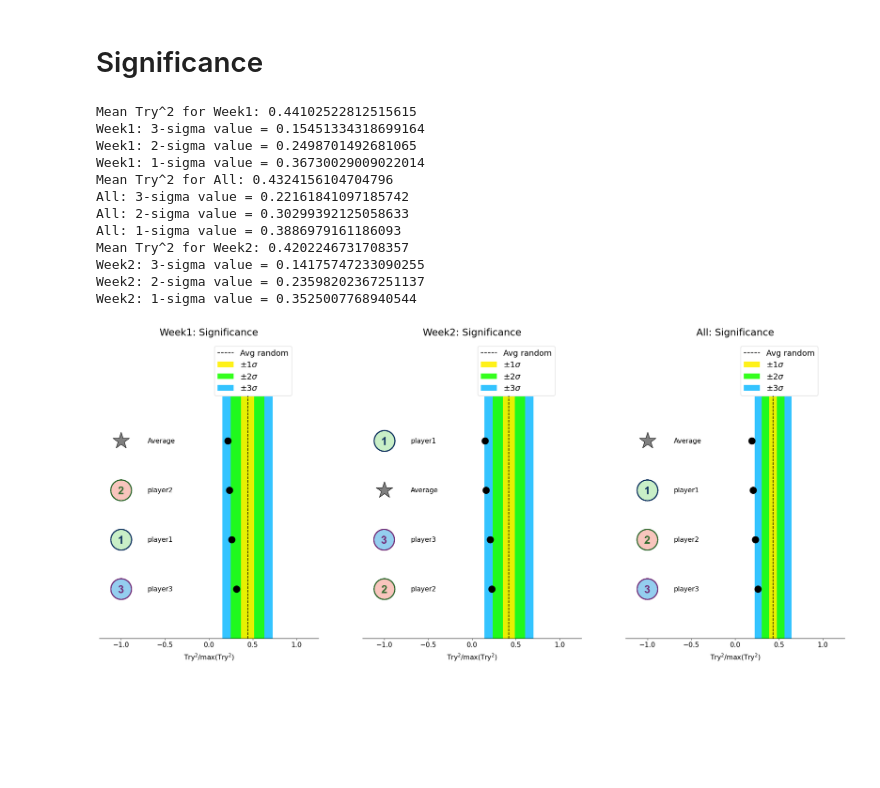
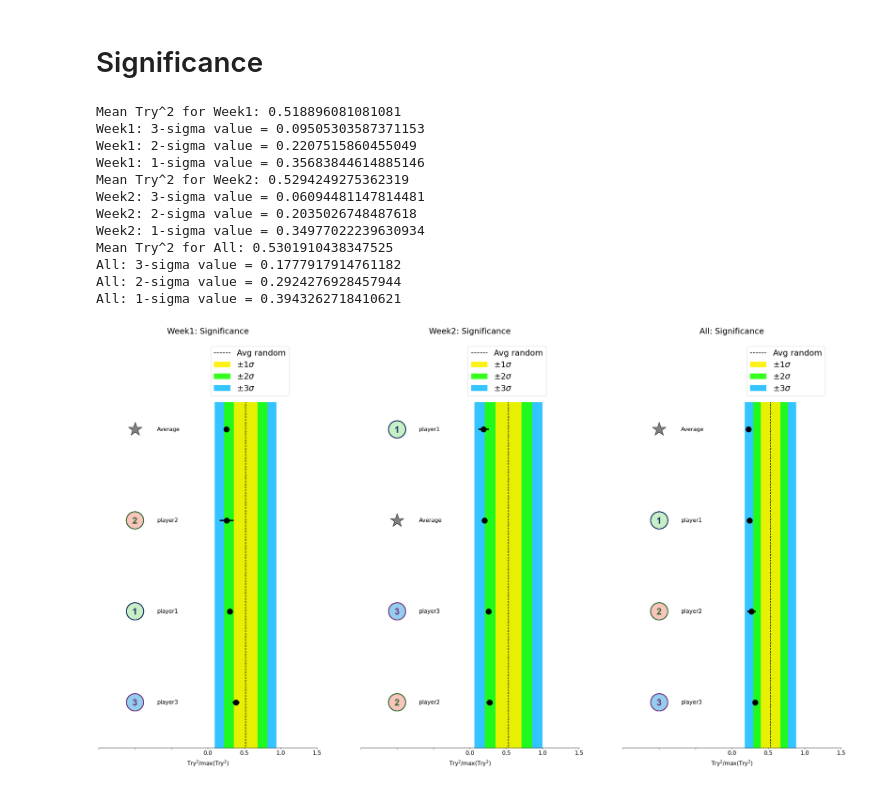
Before and after one commit to jjamieson12/SixNations_PredictionAnalysis, a Jupyter notebook: SixNationasPredictions_Example.ipynb, the cells around one changed output. Drawn from its saved outputs; the diff is of its cells as text; code cells hidden in the pictures; blank space fills up the shorter version.

```diff
--- a/SixNationasPredictions_Example.ipynb
+++ b/SixNationasPredictions_Example.ipynb
@@ -26,6 +22,7 @@ game_info = {}
 # %%
 #Reload the prediction so we don't have to restart the kernel every time the data changes...
 from PredictionData.ExamplePredictions import predictions_wk1
+week_number=1
 
 calculate_average_prediction(predictions_wk1)
 games = [("France","Ireland"),("Italy","England"),("Wales","Scotland")]
@@ -85,6 +82,7 @@ Combined try^2:
 # %%
 #Reload the prediction so we don't have to restart the kernel every time the data changes...
 from PredictionData.ExamplePredictions import predictions_wk2
+week_number=2
 
 calculate_average_prediction(predictions_wk2)
 games = [("Scotland","France"),("England","Wales"),("Ireland","Italy")]
@@ -186,0 +148,6 @@ for i,ax in enumerate(axs):
+# %%
+do_norm = False
+weekly_rankings = calc_trysq_weekly(game_info,win_SF=0.9,do_norm=do_norm,do_var_err=True)
+for week,info in weekly_rankings.items():
+    print(week)
+    print(weekly_rankings[week]["try_sq"])
@@ -192,15 +185,18 @@ for i,ax in enumerate(axs):
 # Calculate the Try^2 for all predictions and all toys
 # Pull out only the toys and take the mean
 rng = np.random.default_rng()
-n_toys = 10000
+n_toys = 5000
 guesses = {}
 toys = {}
 try_sq = {}
+errors = {}
 mean_avg_toy = {}
 one_sigma = {}
 two_sigma = {}
 three_sigma = {}
 do_norm = True
+game_info = dict(sorted(game_info.items(), key=lambda wk:wk[0][-1]))
+
 
 for week,info in game_info.items():
     guesses[week] = {}
@@ -223,10 +219,13 @@ for week,info in game_info.items():
     ordered_toys = OrderedDict(toys[week])
     ordered_predictions.update(toys[week])
 
-    try_sq[week],_ = calc_trysq(games,ordered_predictions,FinalScore,win_SF=0.9,do_norm=do_norm)
+    avg_try_sq = calc_trysq_avg(ordered_predictions,FinalScore,win_SF=0.9,do_norm=do_norm,do_var_err=True)
+    try_sq[week] = avg_try_sq["try_sq"]
+    errors[week] = avg_try_sq["error"]
+
     combined_toys = []
     for x in range(n_toys):
-        combined_toys.append(try_sq[week]["combined"][x])
+        combined_toys.append(try_sq[week][x])
     mean_avg_toy[week] = np.mean(combined_toys)
     print("Mean Try^2 for {}: {}".format(week,mean_avg_toy[week]))
 
@@ -254,36 +253,34 @@ for week,info in game_info.items():
             found1s = True
             break
 # %% [output]
-Mean Try^2 for Week1: 0.44102522812515615
-Week1: 3-sigma value = 0.15451334318699164
-Week1: 2-sigma value = 0.2498701492681065
-Week1: 1-sigma value = 0.36730029009022014
-Mean Try^2 for All: 0.4324156104704796
-All: 3-sigma value = 0.22161841097185742
-All: 2-sigma value = 0.30299392125058633
-All: 1-sigma value = 0.3886979161186093
-Mean Try^2 for Week2: 0.4202246731708357
-Week2: 3-sigma value = 0.14175747233090255
-Week2: 2-sigma value = 0.23598202367251137
-Week2: 1-sigma value = 0.3525007768940544
+Mean Try^2 for Week1: 0.518896081081081
+Week1: 3-sigma value = 0.09505303587371153
+Week1: 2-sigma value = 0.2207515860455049
+Week1: 1-sigma value = 0.35683844614885146
+Mean Try^2 for Week2: 0.5294249275362319
+Week2: 3-sigma value = 0.06094481147814481
+Week2: 2-sigma value = 0.2035026748487618
+Week2: 1-sigma value = 0.34977022239630934
+Mean Try^2 for All: 0.5301910438347525
+All: 3-sigma value = 0.1777917914761182
+All: 2-sigma value = 0.2924276928457944
+All: 1-sigma value = 0.3943262718410621
 # %%
 sigmas = [one_sigma,two_sigma,three_sigma]
 markers = player_markers #Pick the markers to use
+
 n_weeks = 2
-one_fig_width = 8.15
-one_fig_height = 10.75
-marginLR = 3.5
-marginUD = 0.5
-fig, axs = plt.subplots(1,n_weeks+1,figsize=((n_weeks+1)*10, 12))
-plt.subplots_adjust(wspace=0.2)
-plot_significance(axs,n_toys,game_info,try_sq,mean_avg_toy,sigmas,markers,draw_markers=True,show_average=True,leg_offset=0.82)
+n_figs = n_weeks+1
+fig_x = n_figs*12
+fig_y = 20
+fig, axs = plt.subplots(1,n_figs,figsize=(fig_x,fig_y))
+custom_crops = get_fig_crops(n_figs,fig_x,fig_y,x_label=True,y_label=False)
+plot_significance(axs,n_toys,game_info,try_sq,errors,mean_avg_toy,sigmas,markers,draw_markers=True,show_average=True,do_norm=do_norm,bottom_pad=0.5,top_pad=0.3,title_pad=2.5)
 fig.savefig("Plots/StatSignificance/SixN_StatSignificance_AllWeeks_Example.png")
 for i,ax in enumerate(axs):
-    #extent = ax.get_tightbbox(fig.canvas.renderer).transformed(fig.dpi_scale_trans.inverted())
-    custom_crop = Bbox(np.array([[marginLR + i*one_fig_width, marginUD],[marginLR + (i+1)*one_fig_width, marginUD+one_fig_height]])) #Do it manually
     if i < n_weeks:
-        fig.savefig("Plots/StatSignificance/SixN_StatSignificance_Week"+str(i+1)+"_Example.png", bbox_inches=custom_crop)
+        fig.savefig("Plots/StatSignificance/SixN_StatSignificance_Week"+str(i+1)+"_Example.png", bbox_inches=custom_crops[i])
     else:
-        fig.savefig("Plots/StatSignificance/SixN_StatSignificance_All_Example.png", bbox_inches=custom_crop)
+        fig.savefig("Plots/StatSignificance/SixN_StatSignificance_All_Example.png", bbox_inches=custom_crops[i])
 # %% [output]
-[figure, old version]
+[figure, new version]
```
Also changed, not shown: parts of 10 cells of this notebook, 30 other files.
